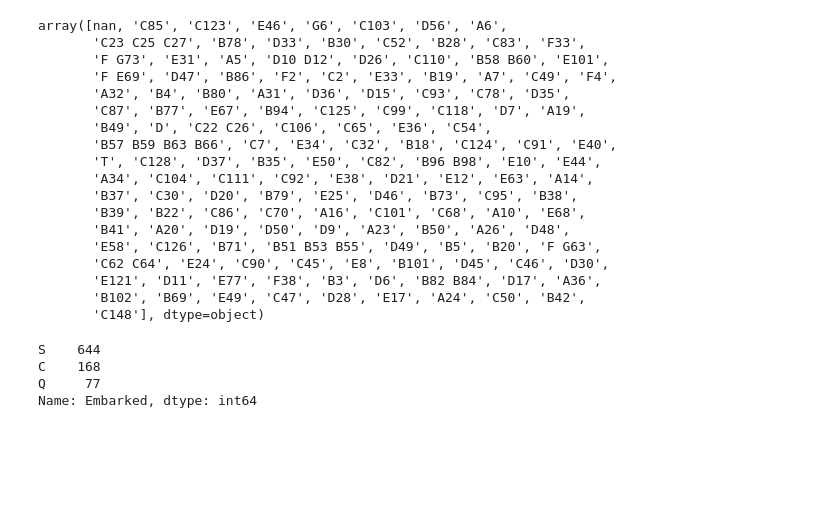
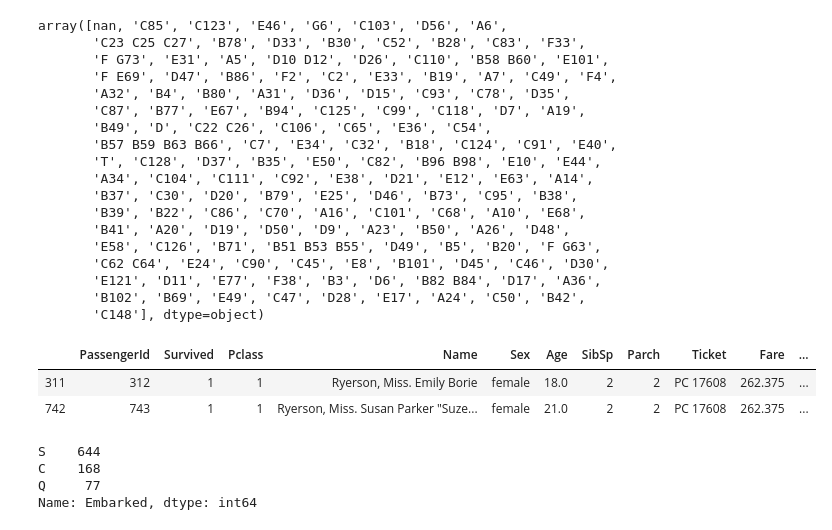
Before and after one commit to jnferreira/Titanic-Tutorial-Kaggle, a Jupyter notebook: EDA.ipynb, the cells around one changed output. Drawn from its saved outputs; the diff is of its cells as text; code cells hidden in the pictures; blank space fills up the shorter version.

```diff
--- a/EDA.ipynb
+++ b/EDA.ipynb
@@ -103,6 +103,12 @@ array([nan, 'C85', 'C123', 'E46', 'G6', 'C103', 'D56', 'A6',
        'E121', 'D11', 'E77', 'F38', 'B3', 'D6', 'B82 B84', 'D17', 'A36',
        'B102', 'B69', 'E49', 'C47', 'D28', 'E17', 'A24', 'C50', 'B42',
        'C148'], dtype=object)
+# %%
+train_data[train_data.Cabin == 'B57 B59 B63 B66']
+# %% [output]
+|  | PassengerId | Survived | Pclass | Name | Sex | Age | SibSp | Parch | Ticket | Fare | ... |
+| 311 | 312 | 1 | 1 | Ryerson, Miss. Emily Borie | female | 18.0 | 2 | 2 | PC 17608 | 262.375 | ... |
+| 742 | 743 | 1 | 1 | Ryerson, Miss. Susan Parker "Suze... | female | 21.0 | 2 | 2 | PC 17608 | 262.375 | ... |
 # %%
 train_data.Embarked.value_counts()
 # %% [output]
```
Also changed, not shown: parts of 6 cells of this notebook, 3 other files.
